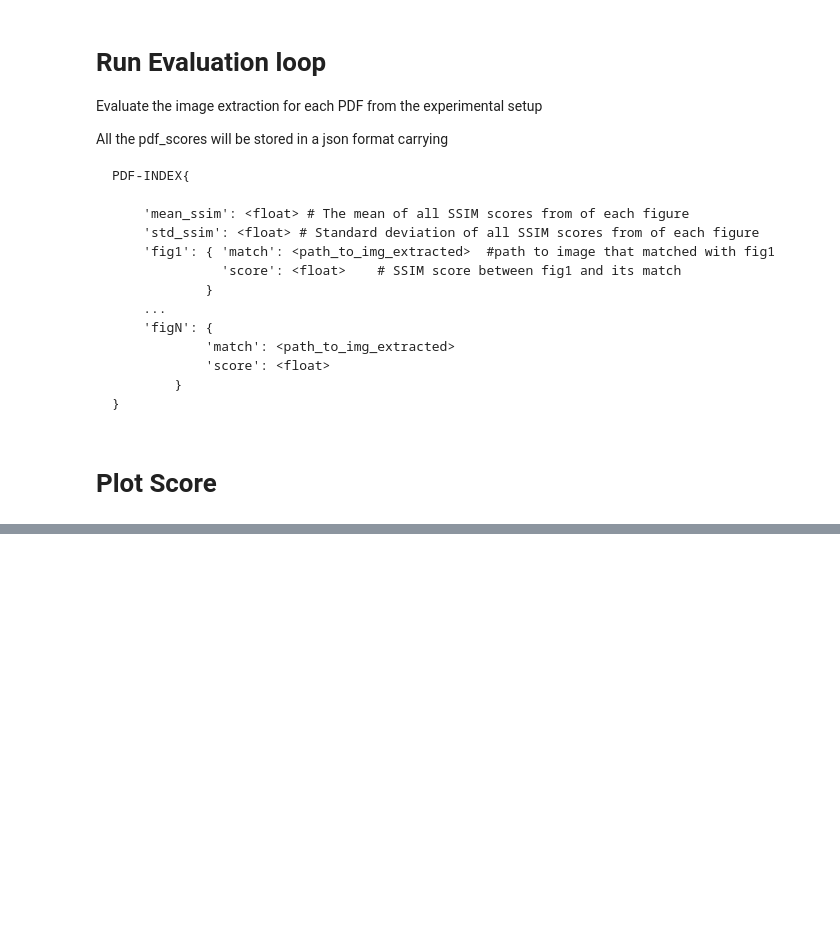
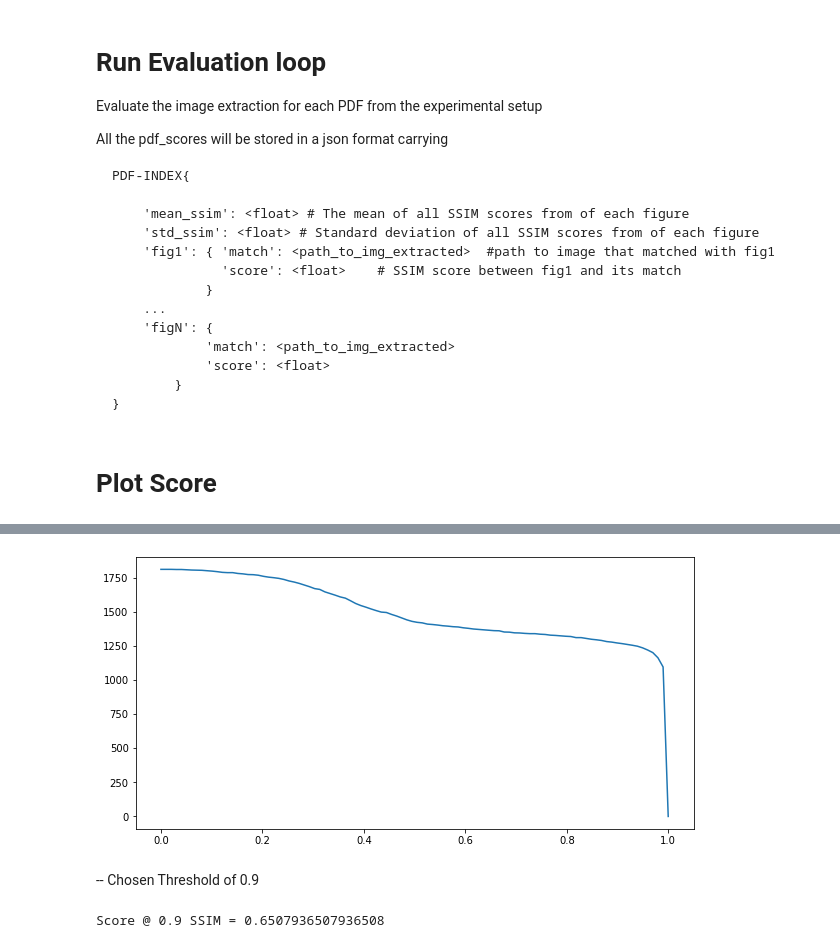
Before and after one commit to danielmoreira/sciint, a Jupyter notebook: PDF Image Extraction.ipynb, the cells around one changed output, grey strips where cells are left out. Cells and saved outputs as stored; diff of their text form; code cells hidden in the pictures; blank space fills up the shorter version.

```diff
--- a/PDF Image Extraction.ipynb
+++ b/PDF Image Extraction.ipynb
@@ -380,0 +361,20 @@ Score: 62 +/- 35
+# %%
+# Hits curve with different thresholds
+hits = []
+for chosen_score in np.linspace(0,1,num=100):
+    hit = 0
+    for key in pdf_scores.keys():
+        for fig in pdf_scores[key]:
+            if type(pdf_scores[key][fig]) == dict:
+                score = float(pdf_scores[key][fig]['score'])
+                if score > chosen_score:
+                    hit+=1
+    hits.append(hit)
+# %%
+plt.figure(figsize=(10,5))
+plt.plot(np.linspace(0,1,num=100), hits)
+plt.show()
+# %% [output]
+[figure, added]
+# %% [markdown]
+-- Chosen Threshold of 0.9
@@ -380,0 +389,4 @@ Score: 62 +/- 35
+# %%
+print(f"Score @ 0.9 SSIM = {hit / nfigs}")
+# %% [output]
+Score @ 0.9 SSIM = 0.6507936507936508
```
Also changed, not shown: parts of 17 cells of this notebook, 1 other file.
